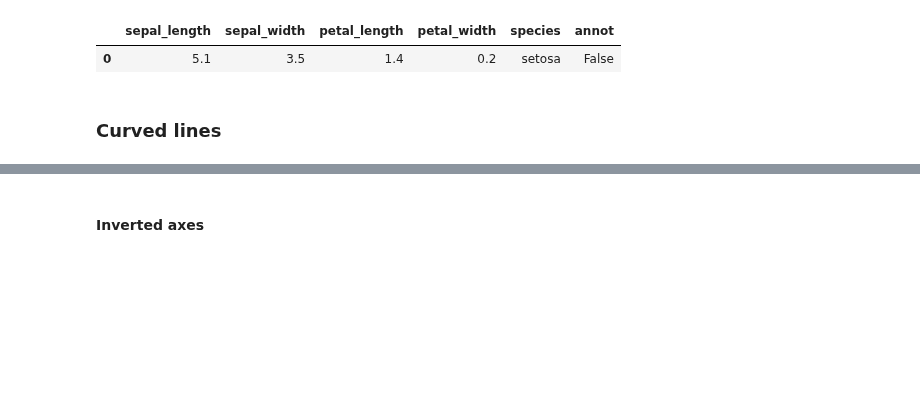
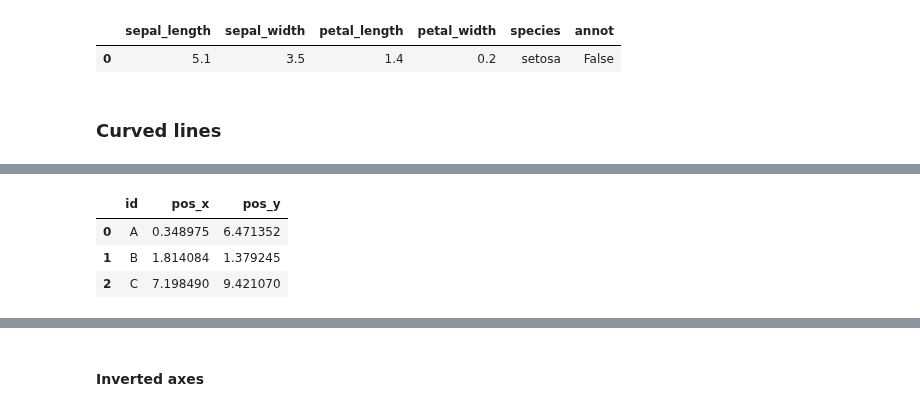
Before and after one commit to rraadd88/roux, a Jupyter notebook: examples/roux_viz_annot.ipynb, the cells around one changed output, grey strips where cells are left out. Cells and saved outputs as stored; diff of their text form; code cells hidden in the pictures; blank space fills up the shorter version.

```diff
--- a/examples/roux_viz_annot.ipynb
+++ b/examples/roux_viz_annot.ipynb
@@ -94,0 +95,24 @@ for loc in ['right','top']:
+# %%
+import pandas as pd
+from roux.viz.annot import annot_side
+data=pd.DataFrame([{'id': 'A',
+      'pos_x': 0.348975351525393,
+      'pos_y': 6.471352449857186,
+      # 'z': 85.31682586669922,
+                   },
+     {'id': 'B',
+      'pos_x': 1.81408371689687,
+      'pos_y': 1.379245185668296,
+      # 'z': 63.084712982177734,
+     },
+     {'id': 'C',
+      'pos_x': 7.19849008960892,
+      'pos_y': 9.421069869146955,
+      # 'z': 92.57231140136719,
+     }])
+data
+# %% [output]
+|  | id | pos_x | pos_y |
+| 0 | A | 0.348975 | 6.471352 |
+| 1 | B | 1.814084 | 1.379245 |
+| 2 | C | 7.198490 | 9.421070 |
```
Also changed, not shown: parts of 3 cells of this notebook, 5 other files.
